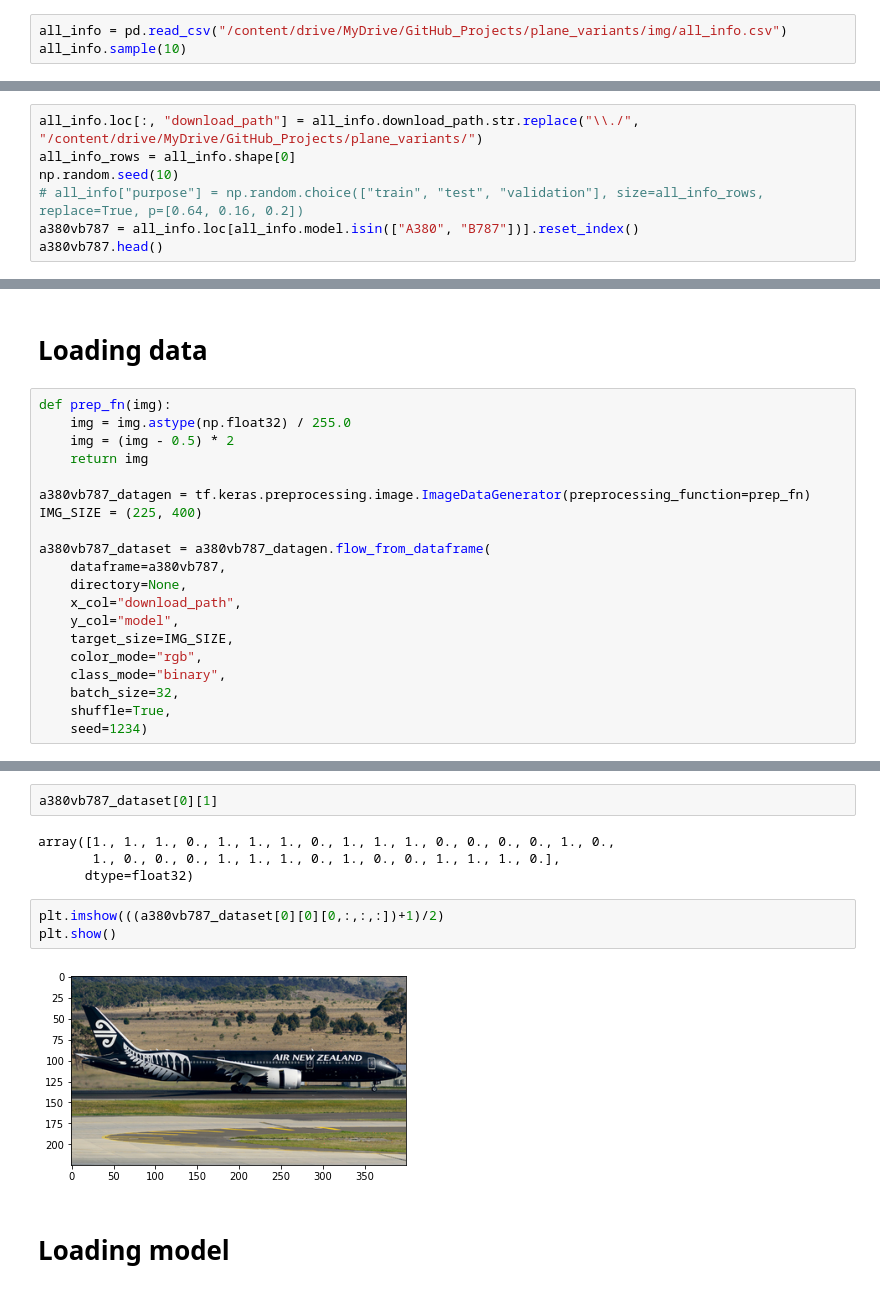
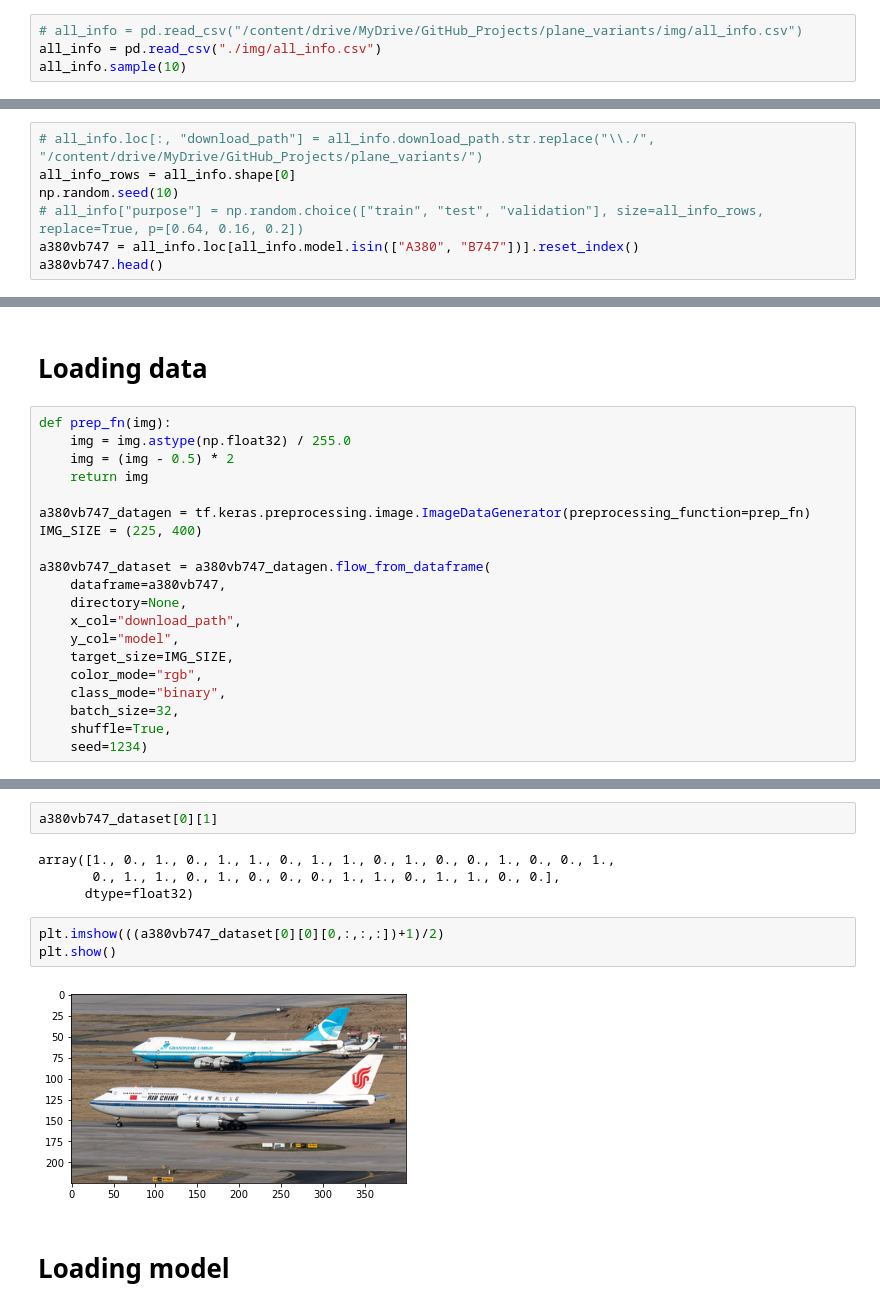
Before and after one commit to kevinwang09/plane_variants, a Jupyter notebook: stage1_explaining_model.ipynb, the cells around one changed output, grey strips where cells are left out. Drawn from its saved outputs; the diff is of its cells as text.

Commit message:
model explaining A380 and B747

```diff
--- a/stage1_explaining_model.ipynb
+++ b/stage1_explaining_model.ipynb
@@ -17,5 +22,6 @@ Mounted at /content/drive
 # %%
-all_info = pd.read_csv("/content/drive/MyDrive/GitHub_Projects/plane_variants/img/all_info.csv")
+# all_info = pd.read_csv("/content/drive/MyDrive/GitHub_Projects/plane_variants/img/all_info.csv")
+all_info = pd.read_csv("./img/all_info.csv")
 all_info.sample(10)
 # %% [output]
 |  | long_model | airline | photo_date | uploaded_date | location | uploader | photo_link | download_path | ... |
@@ -32,10 +38,10 @@ all_info.sample(10)
 # %%
-all_info.loc[:, "download_path"] = all_info.download_path.str.replace("\\./", "/content/drive/MyDrive/GitHub_Projects/plane_variants/")
+# all_info.loc[:, "download_path"] = all_info.download_path.str.replace("\\./", "/content/drive/MyDrive/GitHub_Projects/plane_variants/")
 all_info_rows = all_info.shape[0]
 np.random.seed(10)
 # all_info["purpose"] = np.random.choice(["train", "test", "validation"], size=all_info_rows, replace=True, p=[0.64, 0.16, 0.2])
-a380vb787 = all_info.loc[all_info.model.isin(["A380", "B787"])].reset_index()
-a380vb787.head()
+a380vb747 = all_info.loc[all_info.model.isin(["A380", "B747"])].reset_index()
+a380vb747.head()
 # %% [output]
 |  | index | long_model | airline | photo_date | uploaded_date | location | uploader | photo_link | ... |
 | 0 | 8320 | Airbus A380-861 | Emirates | Photo date: 2021-05-30 | Uploaded: 2021-06-15 | Location: Manchester Ringway Int'... | By: Paul Spijkers | cdn.jetphotos.com/400/5/68077_162... | ... |
@@ -51,11 +57,11 @@ def prep_fn(img):
     img = (img - 0.5) * 2
     return img
 
-a380vb787_datagen = tf.keras.preprocessing.image.ImageDataGenerator(preprocessing_function=prep_fn)
+a380vb747_datagen = tf.keras.preprocessing.image.ImageDataGenerator(preprocessing_function=prep_fn)
 IMG_SIZE = (225, 400)
 
-a380vb787_dataset = a380vb787_datagen.flow_from_dataframe(
-    dataframe=a380vb787,
+a380vb747_dataset = a380vb747_datagen.flow_from_dataframe(
+    dataframe=a380vb747,
     directory=None,
     x_col="download_path",
     y_col="model",
@@ -82,16 +88,16 @@ print(a380vb787_dataset[0][1].shape)
 (32, 225, 400, 3)
 (32,)
 # %%
-a380vb787_dataset[0][1]
+a380vb747_dataset[0][1]
 # %% [output]
-array([1., 1., 1., 0., 1., 1., 1., 0., 1., 1., 1., 0., 0., 0., 0., 1., 0.,
-       1., 0., 0., 0., 1., 1., 1., 0., 1., 0., 0., 1., 1., 1., 0.],
+array([1., 0., 1., 0., 1., 1., 0., 1., 1., 0., 1., 0., 0., 1., 0., 0., 1.,
+       0., 1., 1., 0., 1., 0., 0., 0., 1., 1., 0., 1., 1., 0., 0.],
       dtype=float32)
 # %%
-plt.imshow(((a380vb787_dataset[0][0][0,:,:,:])+1)/2)
+plt.imshow(((a380vb747_dataset[0][0][0,:,:,:])+1)/2)
 plt.show()
 # %% [output]
-[figure, old version]
+[figure, new version]
 # %% [markdown]
 # Loading model
 # %%
```
Also changed, not shown: parts of 12 cells of this notebook, 1 other file.
